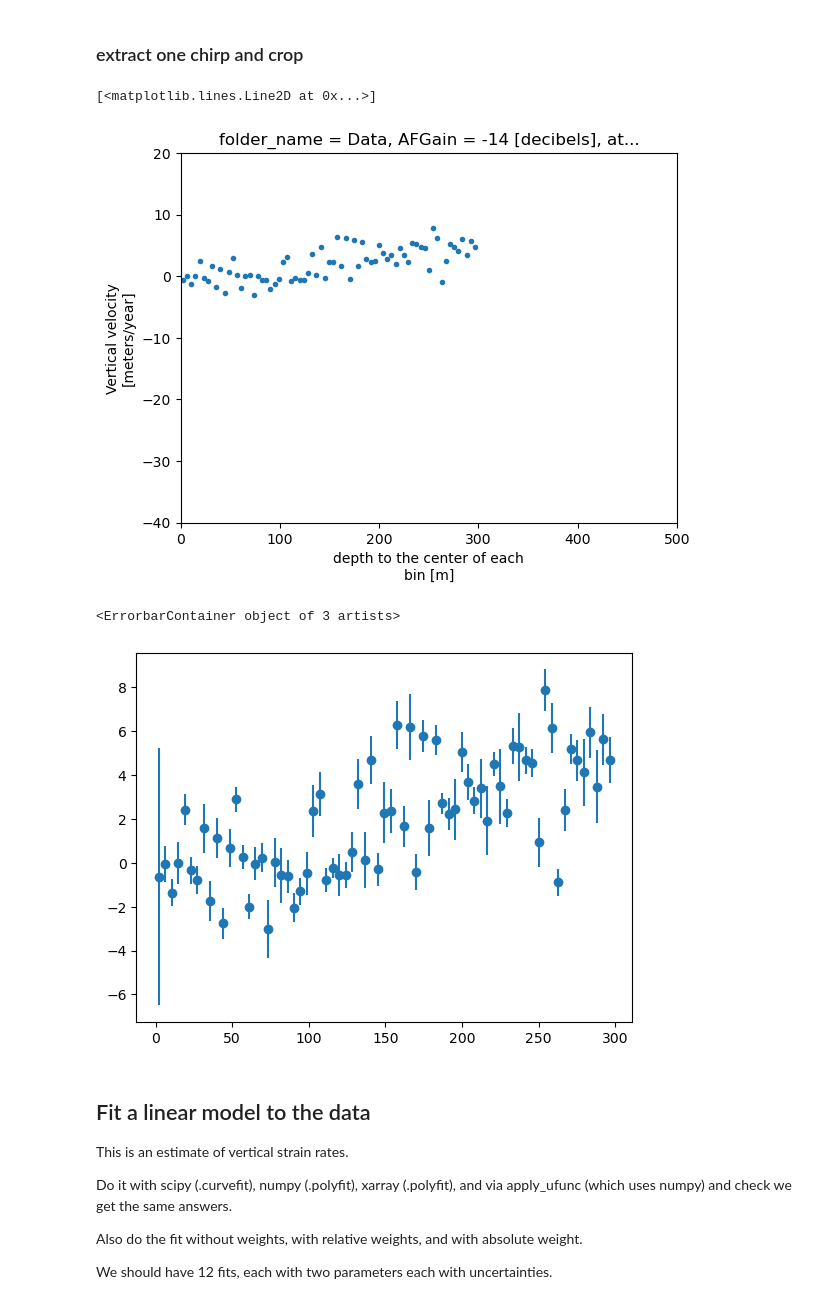
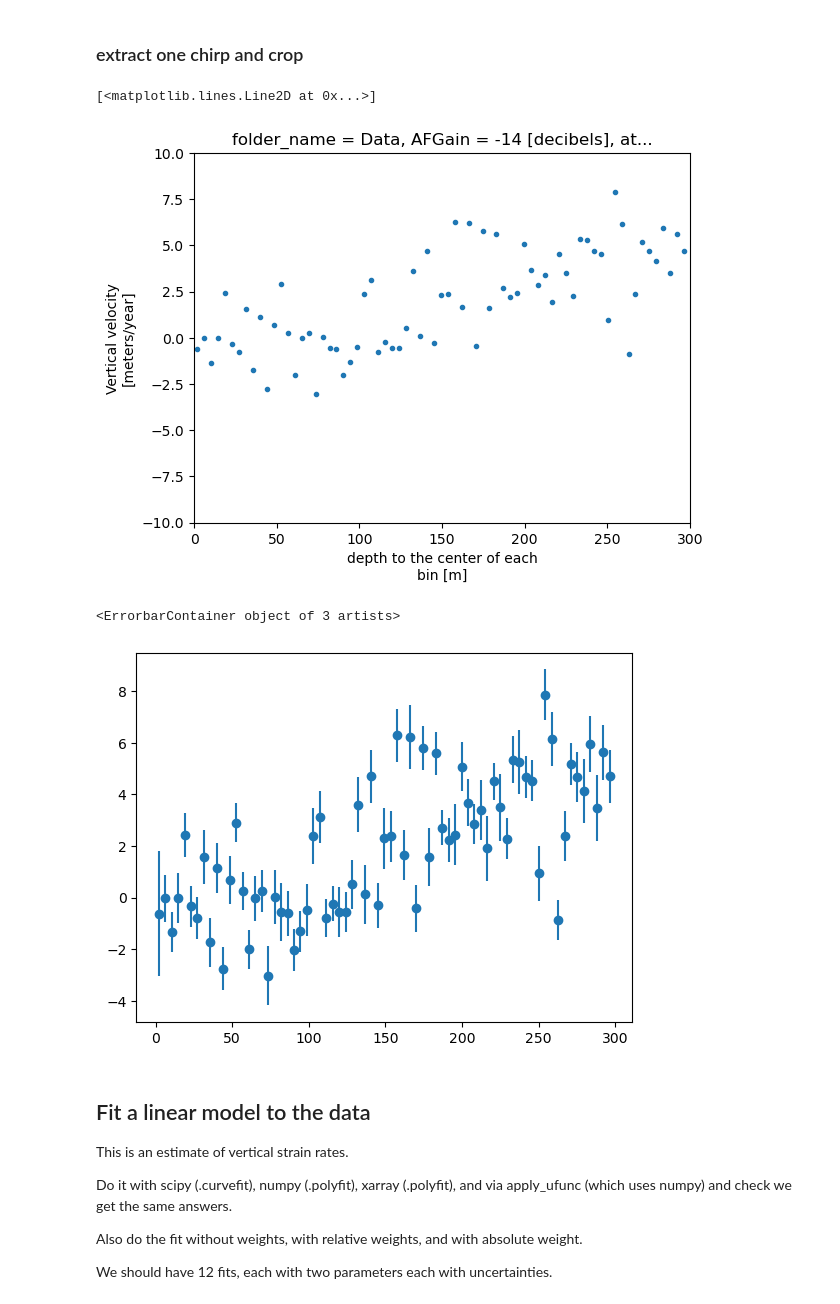
Before and after one commit to ldeo-glaciology/xapres, a Jupyter notebook: notebooks/test_notes/strain_rate_fit_uncertainties.ipynb, the cells around one changed output. Saved outputs shown, nothing was run; the diff lists cells and outputs as text; code cells hidden in the pictures.

```diff
--- a/notebooks/test_notes/strain_rate_fit_uncertainties.ipynb
+++ b/notebooks/test_notes/strain_rate_fit_uncertainties.ipynb
@@ -64,17 +63,17 @@ Coordinates:
 # %%
 one_w = w.isel(attenuator_setting_pair=1, time=60).sel(bin_depth=slice(0, 300))
 xdata = one_w.bin_depth.values
 ydata = one_w.velocity.values
-sigma = one_w.velocity_uncertainty.values
-one_w.velocity.plot(xlim=[0,500], ylim=[-40, 20], marker='.', linestyle = 'None')
+sigma = ((one_w.velocity_variance)**0.5).values
+one_w.velocity.plot(xlim=[0,300], ylim=[-10, 10], marker='.', linestyle = 'None')
 # %% [output]
 [<matplotlib.lines.Line2D at 0x...>]
-[figure, old version]
+[figure, new version]
 # %%
 plt.errorbar(x=xdata, y=ydata, yerr=sigma, marker='o', label='data', linestyle='None')
 # %% [output]
 <ErrorbarContainer object of 3 artists>
-[figure, old version]
+[figure, new version]
 # %% [markdown]
 ## Fit a linear model to the data
 This is an estimate of vertical strain rates.
```
Also changed, not shown: parts of 38 cells of this notebook, 4 other files.
